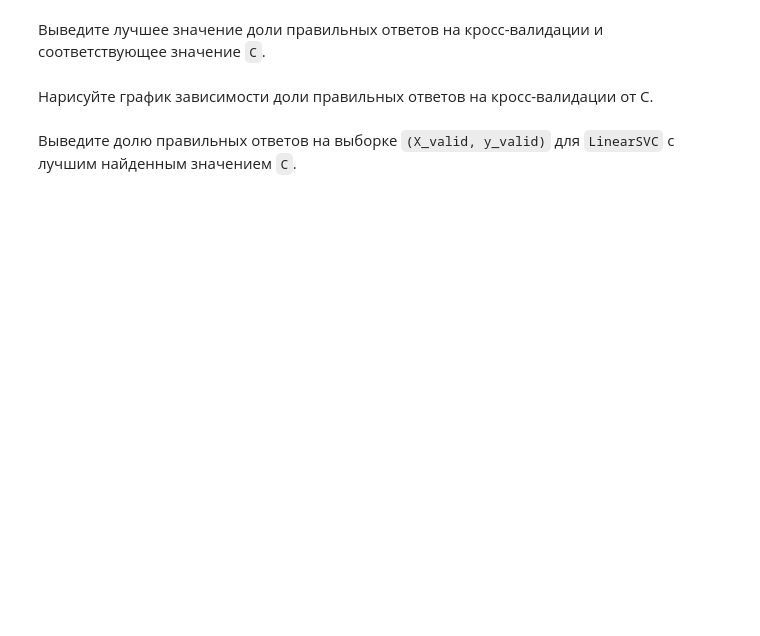
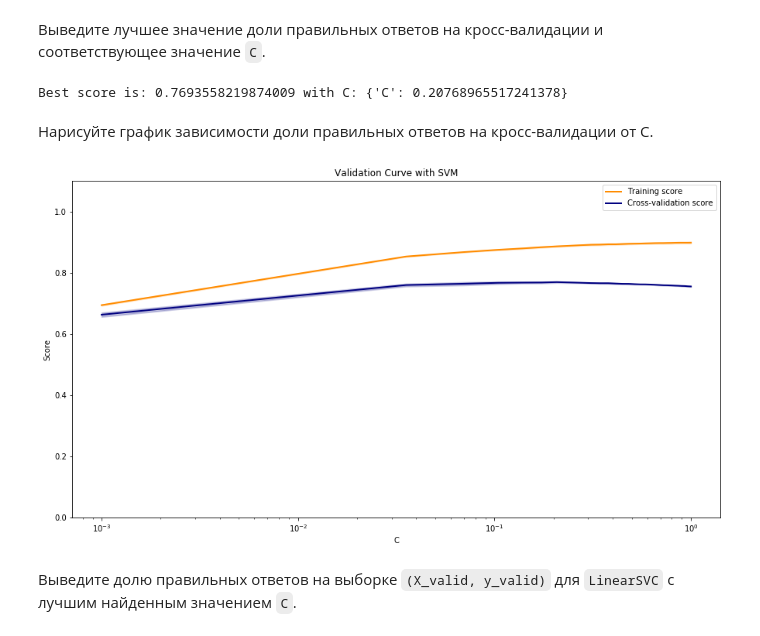
Before and after one commit to HQuality/ML_Yandex_MIPT, a Jupyter notebook: 6 Data analysis project/Internet Users Pattern Mining (Alice)/Week 4/week4_training.ipynb, the cells around one changed output. Saved outputs shown, nothing was run; the diff lists cells and outputs as text; code cells hidden in the pictures; blank space fills up the shorter version.

```diff
--- a/6 Data analysis project/Internet Users Pattern Mining (Alice)/Week 4/week4_training.ipynb
+++ b/6 Data analysis project/Internet Users Pattern Mining (Alice)/Week 4/week4_training.ipynb
@@ -330,5 +406,5 @@ plot_validation_curves(svm_params1['C'], svm_grid_searcher1.cv_results_)
 %%time
 svm_params2 = {'C': np.linspace(1e-3, 1, 30)}
 
-svm_grid_searcher2 = GridSearchCV ''' ВАШ КОД ЗДЕСЬ '''
+svm_grid_searcher2 = GridSearchCV(svm, param_grid=svm_params2, cv=skf, n_jobs=-1)
 svm_grid_searcher2.fit(X_train, y_train)
@@ -339,3 +416,12 @@ svm_grid_searcher2.fit(X_train, y_train)
+# %%
+print ("Best score is: {} with C: {}".format(svm_grid_searcher2.best_score_, svm_grid_searcher2.best_params_))
+# %% [output]
+Best score is: 0.7693558219874009 with C: {'C': 0.20768965517241378}
 # %% [markdown]
 Нарисуйте график зависимости доли правильных ответов на кросс-валидации от С.
+# %%
+params2 = np.linspace(1e-3, 1, 30)
+plot_val_curves(svm, X_train, y_train, params2)
+# %% [output]
+[figure, added]
 # %%
```
Also changed, not shown: parts of 31 cells of this notebook, 1 other file.
